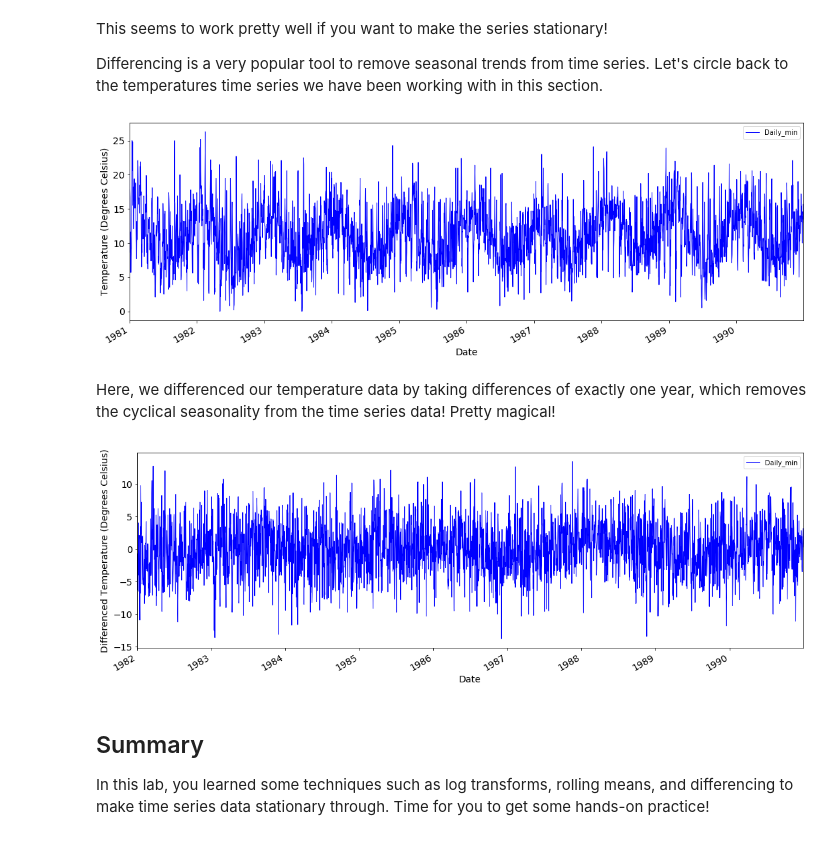
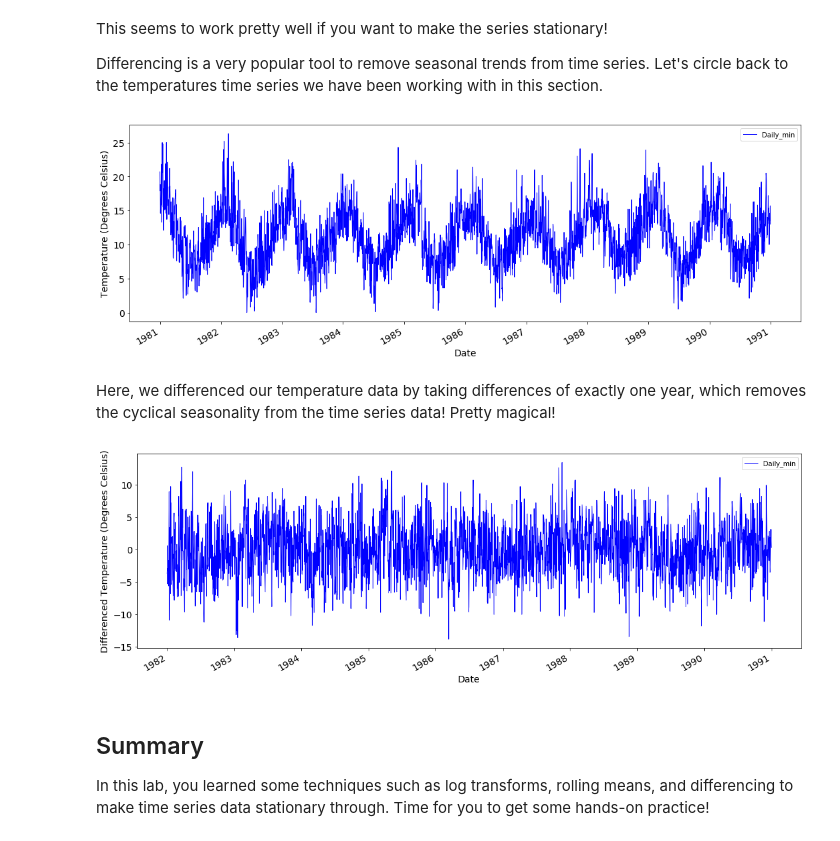
Before and after one commit to learn-co-curriculum/dsc-removing-trends, a Jupyter notebook: index.ipynb, the cells around one changed output. Saved outputs shown, nothing was run; the diff lists cells and outputs as text; code cells hidden in the pictures.

Commit message:
fix: min_temp.csv datetime format by day-month-yr Previous datetime convert from min_temp.csv defaulted to month-day-year. Specifying the format as '%d/%m/%y' corrects the problem and plots.

```diff
--- a/index.ipynb
+++ b/index.ipynb
@@ -233,14 +233,14 @@ This seems to work pretty well if you want to make the series stationary!
 Differencing is a very popular tool to remove seasonal trends from time series. Let's circle back to the temperatures time series we have been working with in this section.
 # %%
 data = pd.read_csv('min_temp.csv')
-data['Date'] = pd.to_datetime(data['Date'])
+data['Date'] = pd.to_datetime(data['Date'], format='%d/%m/%y')
 data.set_index('Date', inplace=True)
 
 data.plot(figsize=(18,6), color='blue', linewidth=1, fontsize=14)
 plt.xlabel('Date', fontsize=14)
 plt.ylabel('Temperature (Degrees Celsius)', fontsize=14);
 # %% [output]
-[figure, old version]
+[figure, new version]
 # %% [markdown]
 Here, we differenced our temperature data by taking differences of exactly one year, which removes the cyclical seasonality from the time series data! Pretty magical!
 # %%
@@ -250,7 +250,7 @@ data_diff.plot(figsize=(18,6), color='blue', linewidth=1, fontsize=14)
 plt.xlabel('Date', fontsize=14)
 plt.ylabel('Differenced Temperature (Degrees Celsius)', fontsize=14);
 # %% [output]
-[figure, old version]
+[figure, new version]
 # %% [markdown]
 ## Summary
 
```
Also changed, not shown: parts of 1 cell of this notebook.
